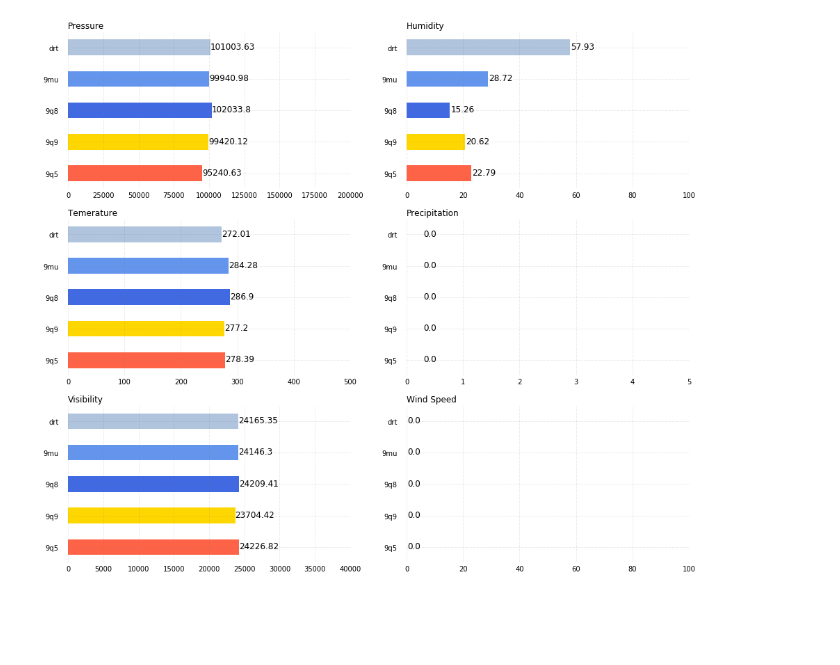
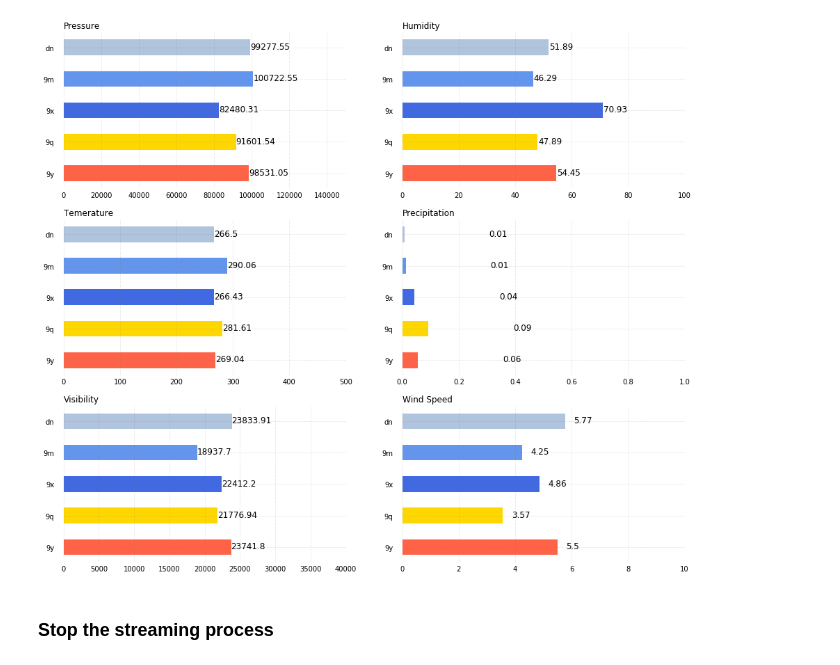
Before and after one commit to mchen81/Climate-data-analysis, a Jupyter notebook: weather-station.ipynb, the cells around one changed output. Cells and saved outputs as stored; diff of their text form; code cells hidden in the pictures; blank space fills up the shorter version.

```diff
--- a/weather-station.ipynb
+++ b/weather-station.ipynb
@@ -12,13 +9,13 @@ ssc.checkpoint("/checkpoint")
 import geohash
 import datetime
 
-geographical_locations = ['drt', '9mu', '9q8', '9q9', '9q5']
+geographical_locations = ['dn', '9m', '9x', '9q', '9y']
 
 def parse_float(val):
     try:
         return float(val)
     except:
-        return 0
+        return -1
 
 #  surface temperature, pressure, humidity, precipitation, visibility, and wind speed
 def parseLine(line):
@@ -26,7 +23,7 @@ def parseLine(line):
     try:
         lat = parse_float(variables[1])
         lon = parse_float(variables[2])
-        gh = geohash.encode(lat, lon)[0:3] # gh with 3 bits
+        gh = geohash.encode(lat, lon)[0:2] # gh with 2 bits
         if(gh not in geographical_locations):
             return None
 
@@ -71,7 +104,7 @@ from IPython import display
 
 bar_color_set = ['lightsteelblue', 'cornflowerblue', 'royalblue',  'gold', 'tomato']
 titles = ['Pressure', 'Humidity', 'Temerature', 'Precipitation', 'Visibility', 'Wind Speed']
-xlims = [(0, 200000), (0,100), (0, 500), (0, 5), (0, 40000), (0, 100)]
+xlims = [(0, 150000), (0,100), (0, 500), (0, 1), (0, 40000), (0, 10)]
 
 def display_fig(locations, values):
     display.clear_output(wait=True)
@@ -123,12 +173,16 @@ def plot_rdd(rdd):
 # %%
-lines = ssc.socketTextStream("orion03", 12889)
+from pyspark.streaming import StreamingContext
+ssc = StreamingContext(sc, 0.3)
+ssc.checkpoint("/checkpoint")
+lines = ssc.socketTextStream("orion03", 12890)
 parsed_weather_info = lines.map(lambda line: parseLine(line)).filter(lambda val: val is not None) # geo -> (6 features)
 updated_metric = parsed_weather_info.updateStateByKey(update_metric) # geo -> (6 features)
 metric_mean = updated_metric.map(lambda val: (val[0], cal_mean(val[1]))) # (geo -> 6 feature means)
-
 metric_mean.foreachRDD(lambda rdd: plot_rdd(rdd))
 ssc.start()
 # %% [output]
-[figure, old version]
+[figure, new version]
+# %% [markdown]
+### Stop the streaming process
 # %%
 ssc.stop(stopSparkContext=False)
```
Also changed, not shown: parts of 10 cells of this notebook, 1 other file.
